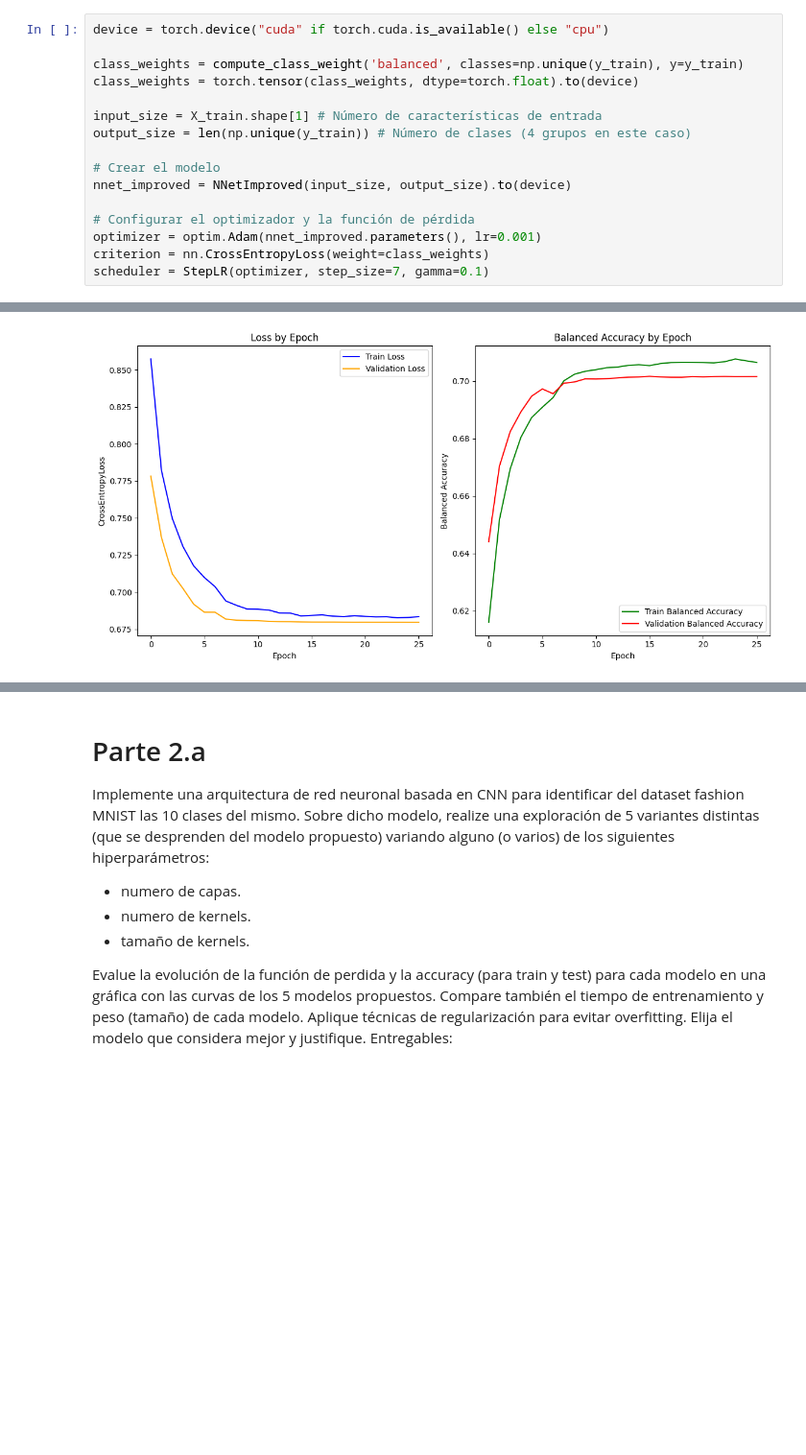
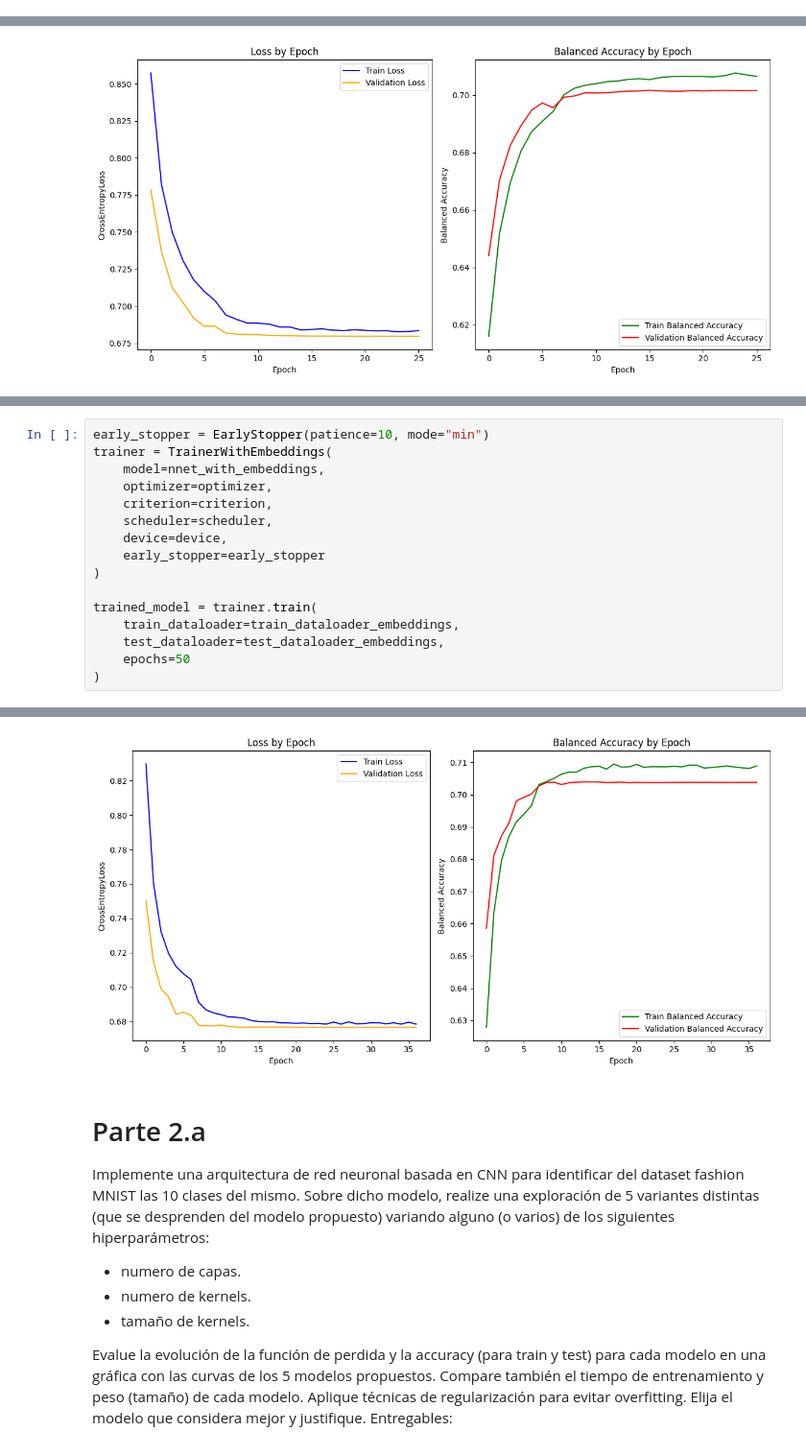
Before and after one commit to claudiobarril/aprendizaje_profundo, a Jupyter notebook: Deep_Learning_TP_Cohorte_17_5B2024.ipynb, the cells around one changed output, grey strips where cells are left out. Shown at 96% size. Saved outputs shown, nothing was run; the diff lists cells and outputs as text; blank space fills up the shorter version.

```diff
--- a/Deep_Learning_TP_Cohorte_17_5B2024.ipynb
+++ b/Deep_Learning_TP_Cohorte_17_5B2024.ipynb
@@ -1052,19 +1015,3 @@ class NNetImproved(torch.nn.Module):
 
     x = self.output(x)
     return x
-# %%
-device = torch.device("cuda" if torch.cuda.is_available() else "cpu")
-
-class_weights = compute_class_weight('balanced', classes=np.unique(y_train), y=y_train)
-class_weights = torch.tensor(class_weights, dtype=torch.float).to(device)
-
-input_size = X_train.shape[1] # Número de características de entrada
-output_size = len(np.unique(y_train)) # Número de clases (4 grupos en este caso)
-
-# Crear el modelo
-nnet_improved = NNetImproved(input_size, output_size).to(device)
-
-# Configurar el optimizador y la función de pérdida
-optimizer = optim.Adam(nnet_improved.parameters(), lr=0.001)
-criterion = nn.CrossEntropyLoss(weight=class_weights)
-scheduler = StepLR(optimizer, step_size=7, gamma=0.1)
@@ -1513,0 +1427,17 @@ Is NOT learning... patience: 2
+# %%
+early_stopper = EarlyStopper(patience=10, mode="min")
+trainer = TrainerWithEmbeddings(
+    model=nnet_with_embeddings,
+    optimizer=optimizer,
+    criterion=criterion,
+    scheduler=scheduler,
+    device=device,
+    early_stopper=early_stopper
+)
+
+trained_model = trainer.train(
+    train_dataloader=train_dataloader_embeddings,
+    test_dataloader=test_dataloader_embeddings,
+    epochs=50
+)
+# %% [output]
@@ -1514,3 +1461,4 @@ Is NOT learning... patience: 2
+[figure, added]
 # %% [markdown]
 # Parte 2.a
 
```
Also changed, not shown: parts of 38 cells of this notebook.
